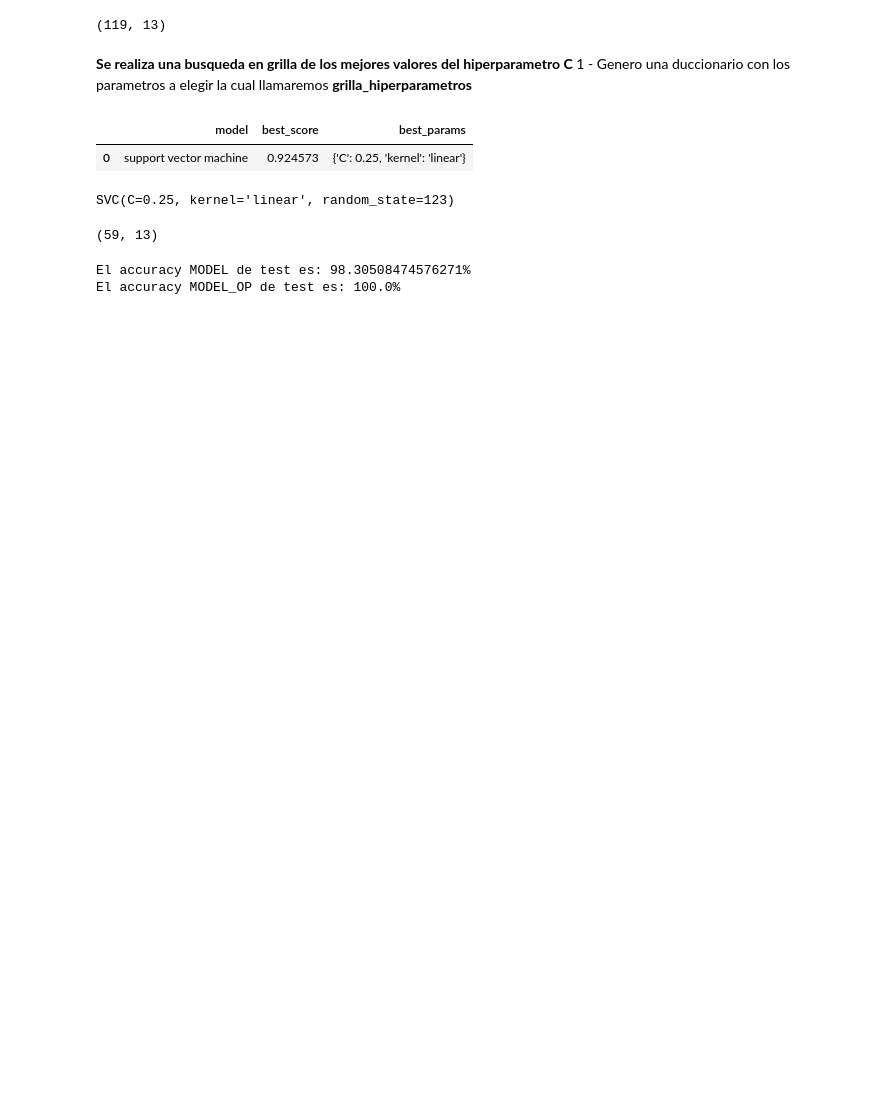
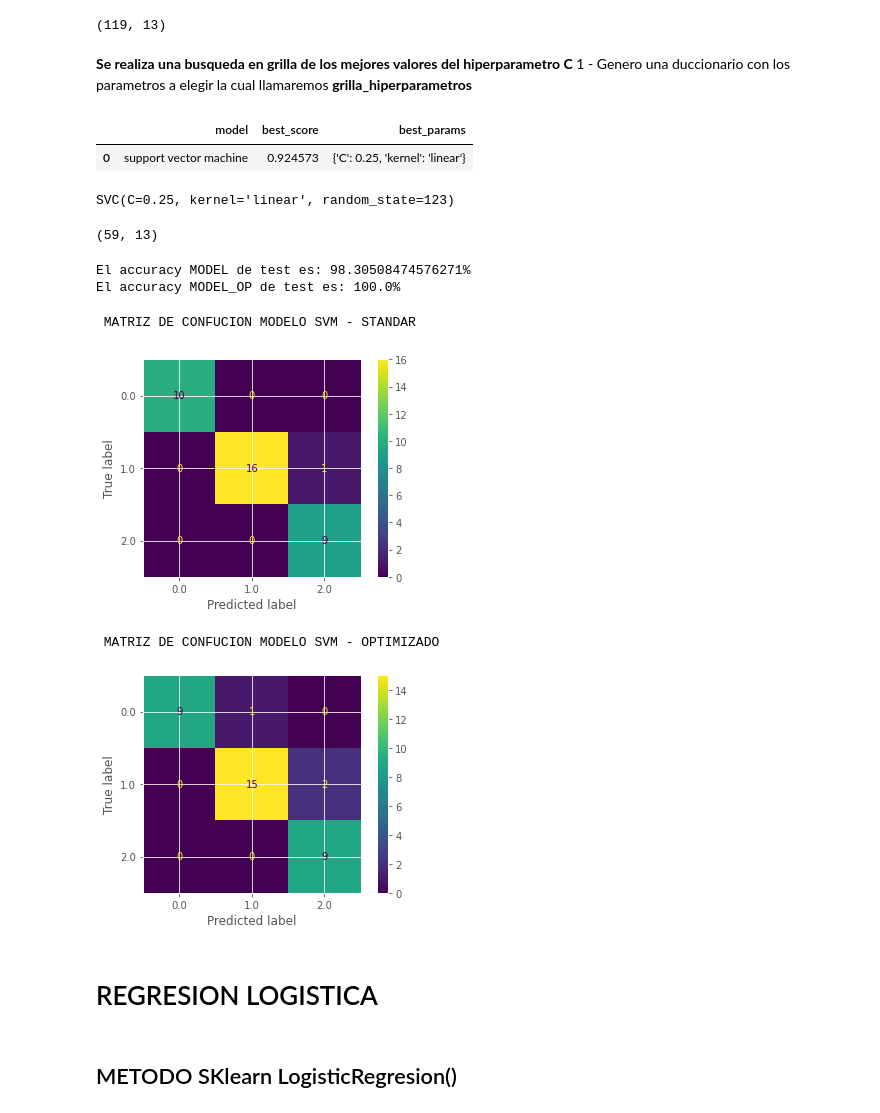
Before and after one commit to octagomez/Practico_191022, a Jupyter notebook: Examen V2.ipynb, the cells around one changed output. Saved outputs shown, nothing was run; the diff lists cells and outputs as text; code cells hidden in the pictures; blank space fills up the shorter version.

Commit message:
Se agrega el modelo de Regresion Logistica Multi-Target, conclusion y comparativa de modelos

```diff
--- a/Examen V2.ipynb
+++ b/Examen V2.ipynb
@@ -219,3 +235,23 @@ print(f"El accuracy MODEL_OP de test es: {100*accuracy_model_OP}%")
 # %% [output]
 El accuracy MODEL de test es: 98.30508474576271%
 El accuracy MODEL_OP de test es: 100.0%
+# %%
+from sklearn.metrics import ConfusionMatrixDisplay
+print( " MATRIZ DE CONFUSION MODELO SVM - STANDAR")
+ConfusionMatrixDisplay.from_predictions(
+   y_test, predict_model_y)
+
+plt.show()
+
+print( " MATRIZ DE CONFUSION MODELO SVM - OPTIMIZADO")
+ConfusionMatrixDisplay.from_predictions(
+   y_test, predict_modelOP_y)
+
+plt.show()
+# %% [output]
+ MATRIZ DE CONFUCION MODELO SVM - STANDAR
+[figure, added]
+ MATRIZ DE CONFUCION MODELO SVM - OPTIMIZADO
+[figure, added]
+# %% [markdown]
+# REGRESION LOGISTICA
@@ -221,0 +293,2 @@ El accuracy MODEL_OP de test es: 100.0%
+# %% [markdown]
+## METODO SKlearn LogisticRegresion()
```
Also changed, not shown: parts of 30 cells of this notebook.
